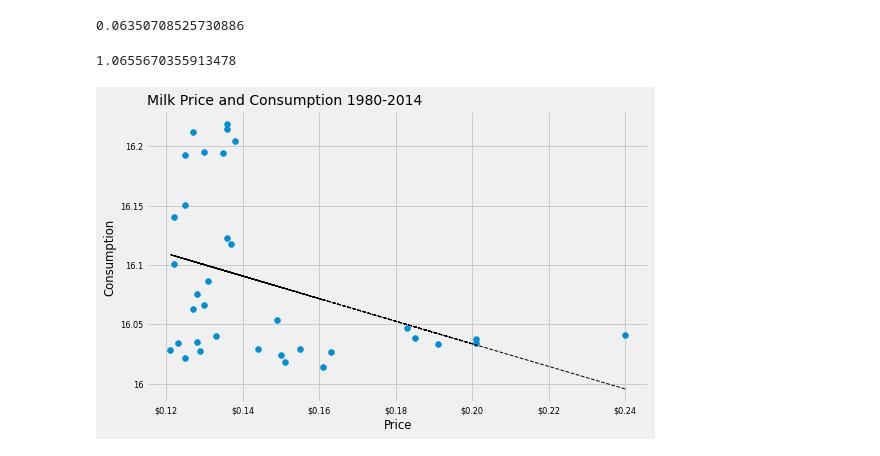
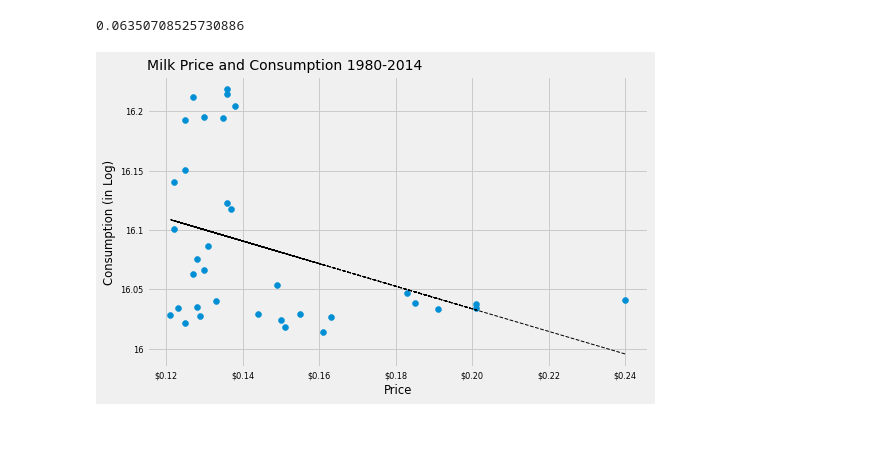
Before and after one commit to bagasbgy/tidytuesday, a Jupyter notebook: 2019-01-29/notebooks/main.ipynb, the cells around one changed output. Drawn from its saved outputs; the diff is of its cells as text; code cells hidden in the pictures.

```diff
--- a/2019-01-29/notebooks/main.ipynb
+++ b/2019-01-29/notebooks/main.ipynb
@@ -165,25 +165,21 @@ error = mean_squared_error(y_train, y_train_pred, squared=False)
 error
 # %% [output]
 0.06350708525730886
-# %%
-np.exp(error)
-# %% [output]
-1.0655670355913478
 # %%
 data_train['prediction'] = y_train_pred
 
 
 fig, ax = plt.subplots(1, 1)
 
 ax.scatter(data_train['avg_price_milk'], data_train['avg_milk_cow_number_ln'])
 ax.plot(data_train['avg_price_milk'], data_train['prediction'], color='black', linewidth=1, linestyle='dashed')
 ax.set_xlabel('Price')
 ax.xaxis.set_major_formatter(ticker.StrMethodFormatter('${x:,.2f}'))
-ax.set_ylabel('Consumption')
+ax.set_ylabel('Consumption (in Log)')
 ax.yaxis.set_major_formatter(ticker.EngFormatter())
 ax.set_title(f'Milk Price and Consumption {year_min}-{year_max}', loc='left')
 
 
 plt.show()
 # %% [output]
-[figure, old version]
+[figure, new version]
```
Also changed, not shown: 1 other file.
